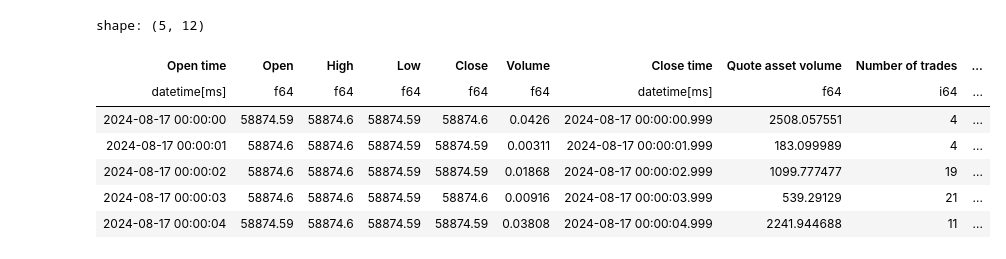
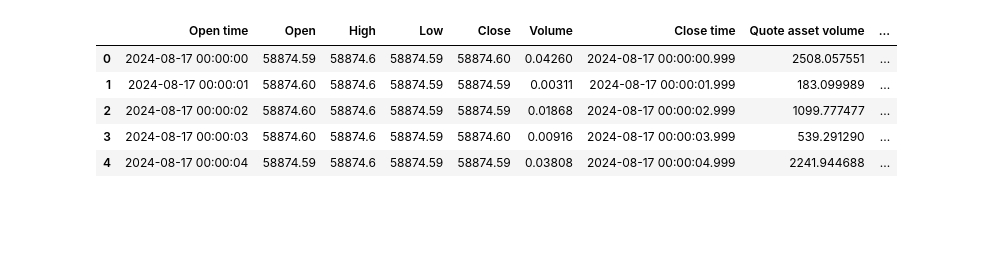
Before and after one commit to GeorgetteFR/thermal_optimal_path, a Jupyter notebook: notebooks/test.ipynb, the cells around one changed output. Cells and saved outputs as stored; diff of their text form; code cells hidden in the pictures; blank space fills up the shorter version.

```diff
--- a/notebooks/test.ipynb
+++ b/notebooks/test.ipynb
@@ -7,15 +47,13 @@ btc_path = '/home/elantonino/Big data project/btc_parquet_data/2024/08/BTCUSDT-1
 eth_path = '/home/elantonino/Big data project/eth_parquet_data/2024/08/ETHUSDT-1s-2024-08-17.parquet'
 # %%
 btc_data = load_parquet(btc_path)
-btc_data.collect().head()
+btc_data.head()
 # %% [output]
-shape: (5, 12)
-| Open time | Open | High | Low | Close | Volume | Close time | Quote asset volume | Number of trades | ... |
-| datetime[ms] | f64 | f64 | f64 | f64 | f64 | datetime[ms] | f64 | i64 | ... |
-| 2024-08-17 00:00:00 | 58874.59 | 58874.6 | 58874.59 | 58874.6 | 0.0426 | 2024-08-17 00:00:00.999 | 2508.057551 | 4 | ... |
-| 2024-08-17 00:00:01 | 58874.6 | 58874.6 | 58874.59 | 58874.59 | 0.00311 | 2024-08-17 00:00:01.999 | 183.099989 | 4 | ... |
-| 2024-08-17 00:00:02 | 58874.6 | 58874.6 | 58874.59 | 58874.59 | 0.01868 | 2024-08-17 00:00:02.999 | 1099.777477 | 19 | ... |
-| 2024-08-17 00:00:03 | 58874.6 | 58874.6 | 58874.59 | 58874.6 | 0.00916 | 2024-08-17 00:00:03.999 | 539.29129 | 21 | ... |
-| 2024-08-17 00:00:04 | 58874.59 | 58874.6 | 58874.59 | 58874.59 | 0.03808 | 2024-08-17 00:00:04.999 | 2241.944688 | 11 | ... |
+|  | Open time | Open | High | Low | Close | Volume | Close time | Quote asset volume | ... |
+| 0 | 2024-08-17 00:00:00 | 58874.59 | 58874.6 | 58874.59 | 58874.60 | 0.04260 | 2024-08-17 00:00:00.999 | 2508.057551 | ... |
+| 1 | 2024-08-17 00:00:01 | 58874.60 | 58874.6 | 58874.59 | 58874.59 | 0.00311 | 2024-08-17 00:00:01.999 | 183.099989 | ... |
+| 2 | 2024-08-17 00:00:02 | 58874.60 | 58874.6 | 58874.59 | 58874.59 | 0.01868 | 2024-08-17 00:00:02.999 | 1099.777477 | ... |
+| 3 | 2024-08-17 00:00:03 | 58874.60 | 58874.6 | 58874.59 | 58874.60 | 0.00916 | 2024-08-17 00:00:03.999 | 539.291290 | ... |
+| 4 | 2024-08-17 00:00:04 | 58874.59 | 58874.6 | 58874.59 | 58874.59 | 0.03808 | 2024-08-17 00:00:04.999 | 2241.944688 | ... |
 # %%
 eth_data = load_parquet(eth_path)
```
Also changed, not shown: parts of 14 cells of this notebook, 3 other files.
